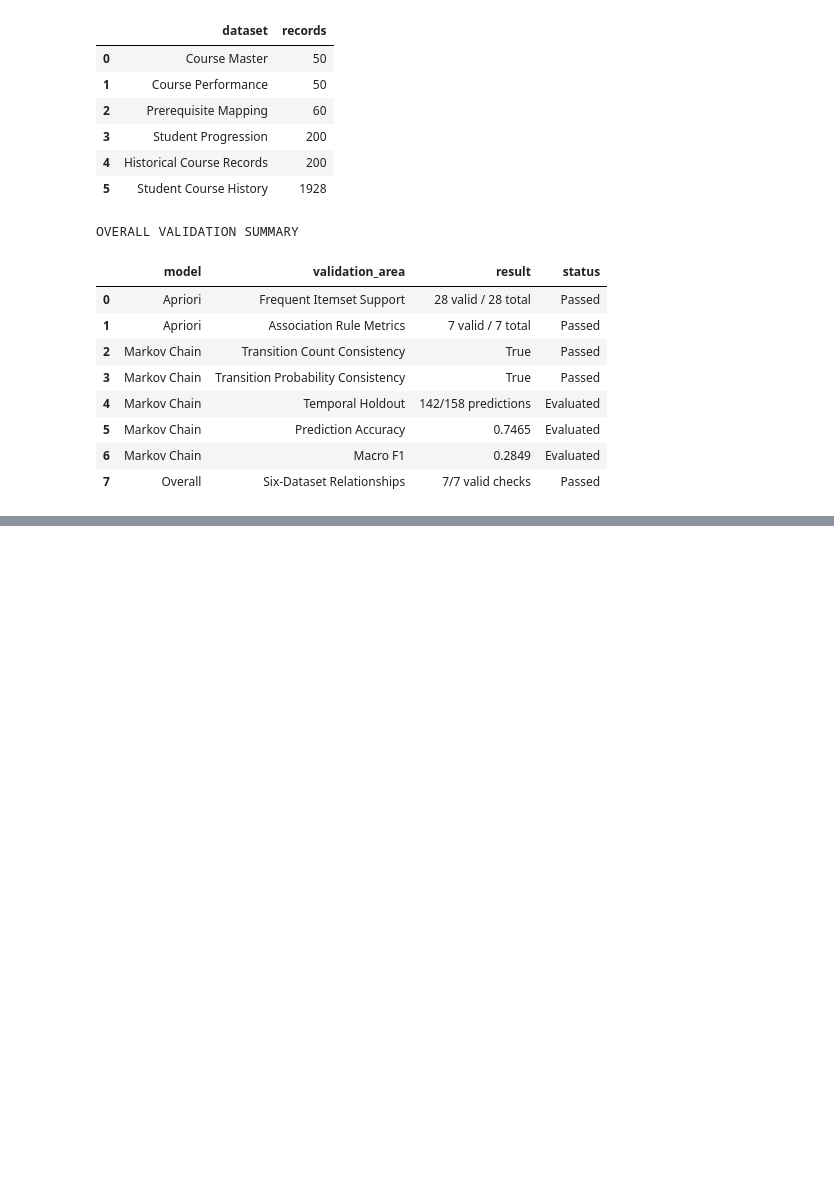
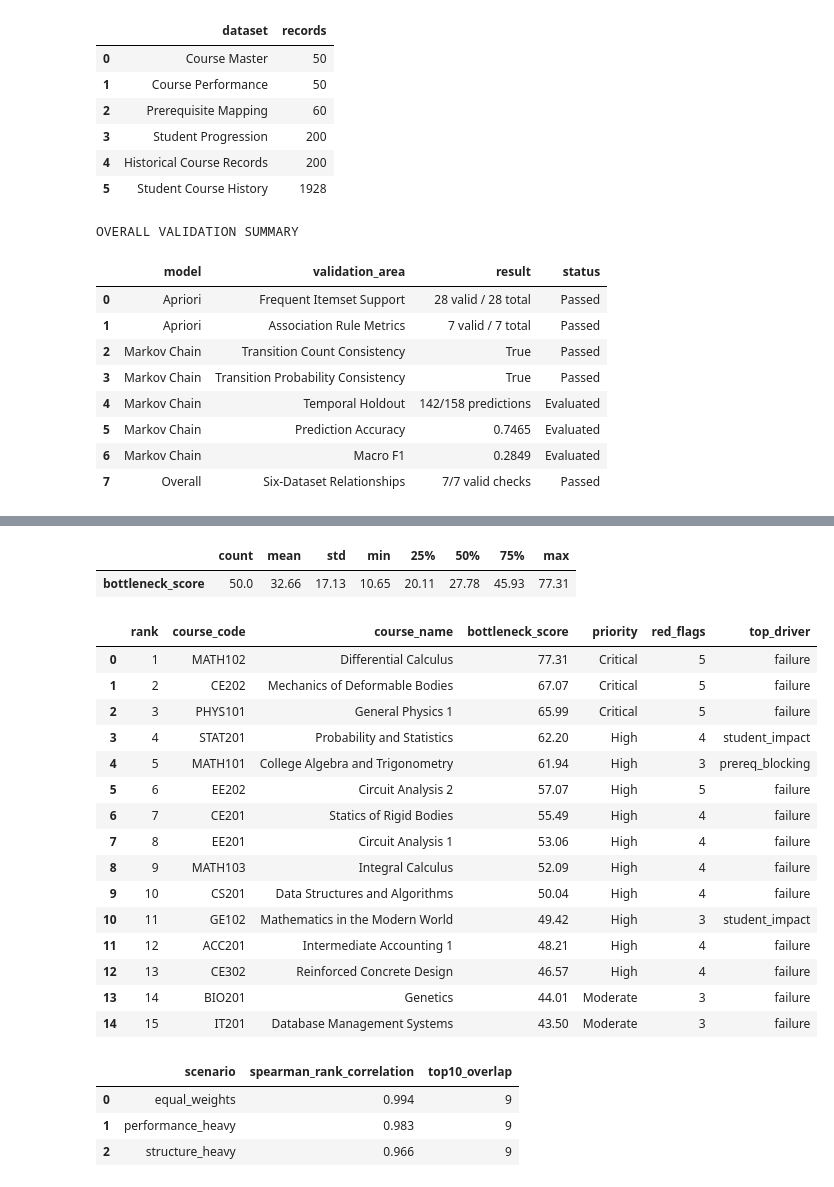
Before and after one commit to kimeyahguia/SPARTHEON, a Jupyter notebook: CourseBottleneck_and_AcademicProgression.ipynb, the cells around one changed output, grey strips where cells are left out. Saved outputs shown, nothing was run; the diff lists cells and outputs as text; code cells hidden in the pictures; blank space fills up the shorter version.

```diff
--- a/CourseBottleneck_and_AcademicProgression.ipynb
+++ b/CourseBottleneck_and_AcademicProgression.ipynb
@@ -8778,0 +9077,58 @@ TASK 5 VALIDATION EXPORT COMPLETED
+# %%
+rk = (base.merge(gm, on="course_id", how="left")
+          .merge(stu.reset_index(), on="course_id", how="left")
+          .merge(ap, on="course_id", how="left")
+          .merge(iv.reset_index(), on="course_id", how="left"))
+zero_cols = ["affected_students", "n_currently_failed", "n_blocked", "n_ever_failed", "n_ever_withdrawn",
+             "n_repeated", "n_on_track", "n_at_risk", "n_delayed", "assoc_cooccur", "assoc_partners",
+             "assoc_max_conf", "assoc_max_lift", "n_interventions", "n_ineffective",
+             "direct_successors", "descendants", "downstream_depth", "direct_prereqs"]
+rk[zero_cols] = rk[zero_cols].fillna(0)
+rk["assoc_partner_codes"] = rk.assoc_partner_codes.fillna("")
+rk["intervention_types"] = rk.intervention_types.fillna("")
+
+# ---- components (all 0-1) ----
+rk["c_failure"]         = minmax(rk.failure_rate_pooled)
+rk["c_withdrawal"]      = minmax(rk.withdrawal_rate_pooled)
+rk["c_repetition"]      = minmax(rk.repeat_rate_weighted)
+rk["c_recurrence"]      = rk.problem_periods / rk.periods
+rk["c_prereq_blocking"] = (minmax(rk.direct_successors) + minmax(rk.descendants)) / 2
+rk["c_student_impact"]  = minmax(rk.affected_students)
+rk["c_apriori"]         = minmax(rk.assoc_cooccur)
+rk["c_markov"]          = (rk.avg_markov_risk.fillna(0) / max(state_risk.values())).clip(0, 1)
+
+comp_cols = ["c_" + k for k in W]; pts_cols = ["pts_" + k for k in W]
+for k in W: rk["pts_" + k] = 100 * W[k] * rk["c_" + k]
+rk["bottleneck_score"] = rk[pts_cols].sum(axis=1)
+
+# ---- priority with evidence gate ----
+rk["red_flags"] = (rk[comp_cols] >= RED_FLAG_LEVEL).sum(axis=1)
+rk["red_flag_components"] = rk[comp_cols].apply(lambda r: "; ".join(c[2:] for c in comp_cols if r[c] >= RED_FLAG_LEVEL), axis=1)
+rk["top_driver"] = rk[pts_cols].idxmax(axis=1).str[4:]
+def band(s):
+    return ("Critical" if s >= THRESH["critical"] else "High" if s >= THRESH["high"]
+            else "Moderate" if s >= THRESH["moderate"] else "Low")
+rk["priority_by_score"] = rk.bottleneck_score.map(band)
+rk["gate_applied"] = (rk.priority_by_score == "Critical") & (rk.red_flags < CRITICAL_MIN_RED_FLAGS)
+rk["priority"] = np.where(rk.gate_applied, "High", rk.priority_by_score)
+
+rk = rk.sort_values(["bottleneck_score", "affected_students", "failure_rate_pooled"], ascending=False).reset_index(drop=True)
+rk["rank"] = rk.index + 1
+
+print(rk.priority.value_counts().reindex(["Critical", "High", "Moderate", "Low"]).fillna(0).astype(int).to_dict())
+print("Score distribution:"); display(rk.bottleneck_score.describe().round(2).to_frame().T)
+display(rk[["rank", "course_code", "course_name", "bottleneck_score", "priority", "red_flags", "top_driver"]].head(15).round(2))
+
+# ---- sensitivity: does the ranking survive different weights? ----
+from scipy.stats import spearmanr
+ALT = {"equal_weights": {k: 1/8 for k in W},
+       "performance_heavy": dict(failure=.25, withdrawal=.15, repetition=.15, recurrence=.15, prereq_blocking=.10, student_impact=.10, apriori=.05, markov=.05),
+       "structure_heavy":   dict(failure=.10, withdrawal=.05, repetition=.05, recurrence=.10, prereq_blocking=.30, student_impact=.20, apriori=.10, markov=.10)}
+base_top10 = set(rk.nlargest(10, "bottleneck_score").course_id); sens = []
+for name, w in ALT.items():
+    assert abs(sum(w.values()) - 1) < 1e-9
+    s = 100 * sum(w[k] * rk["c_" + k] for k in w)
+    sens.append({"scenario": name, "spearman_rank_correlation": spearmanr(rk.bottleneck_score, s).correlation,
+                 "top10_overlap": len(base_top10 & set(rk.loc[s.nlargest(10).index, "course_id"]))})
+sens_df = pd.DataFrame(sens); display(sens_df.round(3))
+# %% [output]
@@ -8778,0 +9137,22 @@ TASK 5 VALIDATION EXPORT COMPLETED
+|  | count | mean | std | min | 25% | 50% | 75% | max |
+| bottleneck_score | 50.0 | 32.66 | 17.13 | 10.65 | 20.11 | 27.78 | 45.93 | 77.31 |
+|  | rank | course_code | course_name | bottleneck_score | priority | red_flags | top_driver |
+| 0 | 1 | MATH102 | Differential Calculus | 77.31 | Critical | 5 | failure |
+| 1 | 2 | CE202 | Mechanics of Deformable Bodies | 67.07 | Critical | 5 | failure |
+| 2 | 3 | PHYS101 | General Physics 1 | 65.99 | Critical | 5 | failure |
+| 3 | 4 | STAT201 | Probability and Statistics | 62.20 | High | 4 | student_impact |
+| 4 | 5 | MATH101 | College Algebra and Trigonometry | 61.94 | High | 3 | prereq_blocking |
+| 5 | 6 | EE202 | Circuit Analysis 2 | 57.07 | High | 5 | failure |
+| 6 | 7 | CE201 | Statics of Rigid Bodies | 55.49 | High | 4 | failure |
+| 7 | 8 | EE201 | Circuit Analysis 1 | 53.06 | High | 4 | failure |
+| 8 | 9 | MATH103 | Integral Calculus | 52.09 | High | 4 | failure |
+| 9 | 10 | CS201 | Data Structures and Algorithms | 50.04 | High | 4 | failure |
+| 10 | 11 | GE102 | Mathematics in the Modern World | 49.42 | High | 3 | student_impact |
+| 11 | 12 | ACC201 | Intermediate Accounting 1 | 48.21 | High | 4 | failure |
+| 12 | 13 | CE302 | Reinforced Concrete Design | 46.57 | High | 4 | failure |
+| 13 | 14 | BIO201 | Genetics | 44.01 | Moderate | 3 | failure |
+| 14 | 15 | IT201 | Database Management Systems | 43.50 | Moderate | 3 | failure |
+|  | scenario | spearman_rank_correlation | top10_overlap |
+| 0 | equal_weights | 0.994 | 9 |
+| 1 | performance_heavy | 0.983 | 9 |
+| 2 | structure_heavy | 0.966 | 9 |
```
Also changed, not shown: parts of 19 cells of this notebook.
